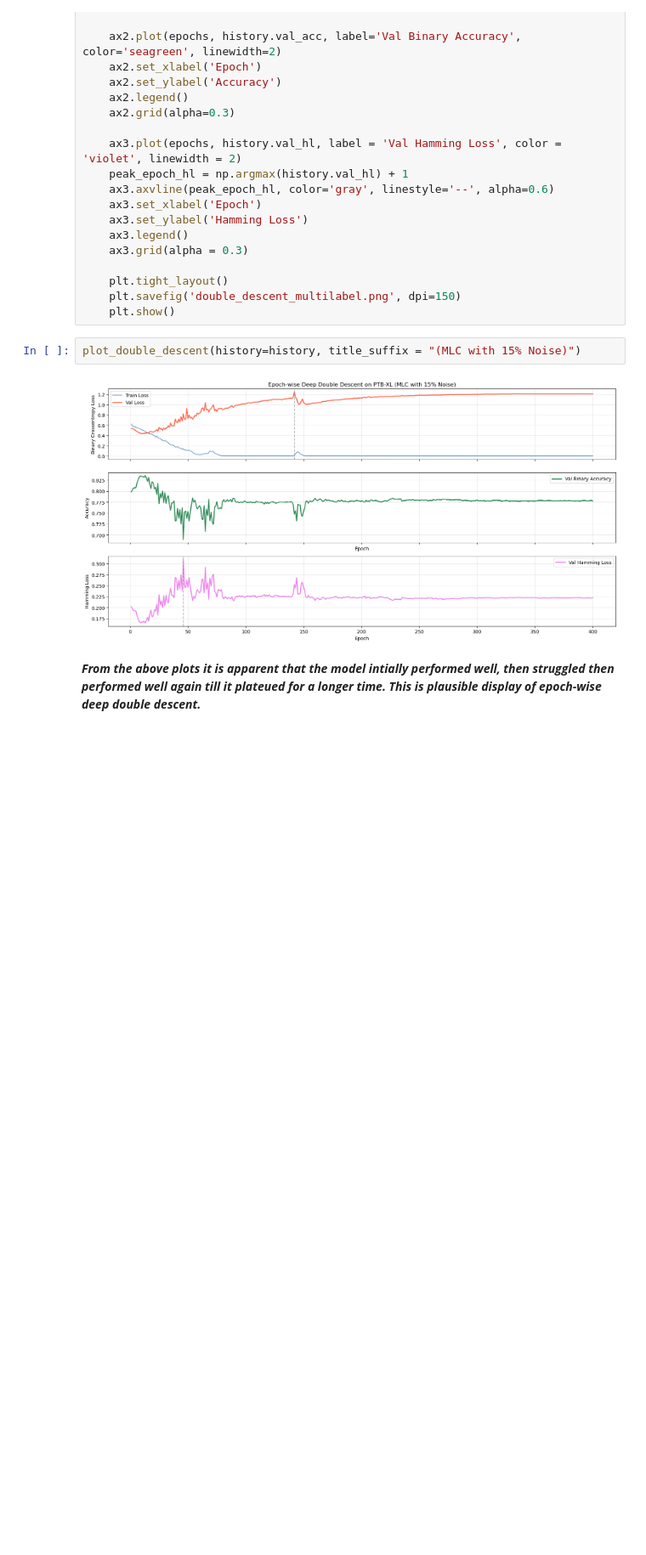
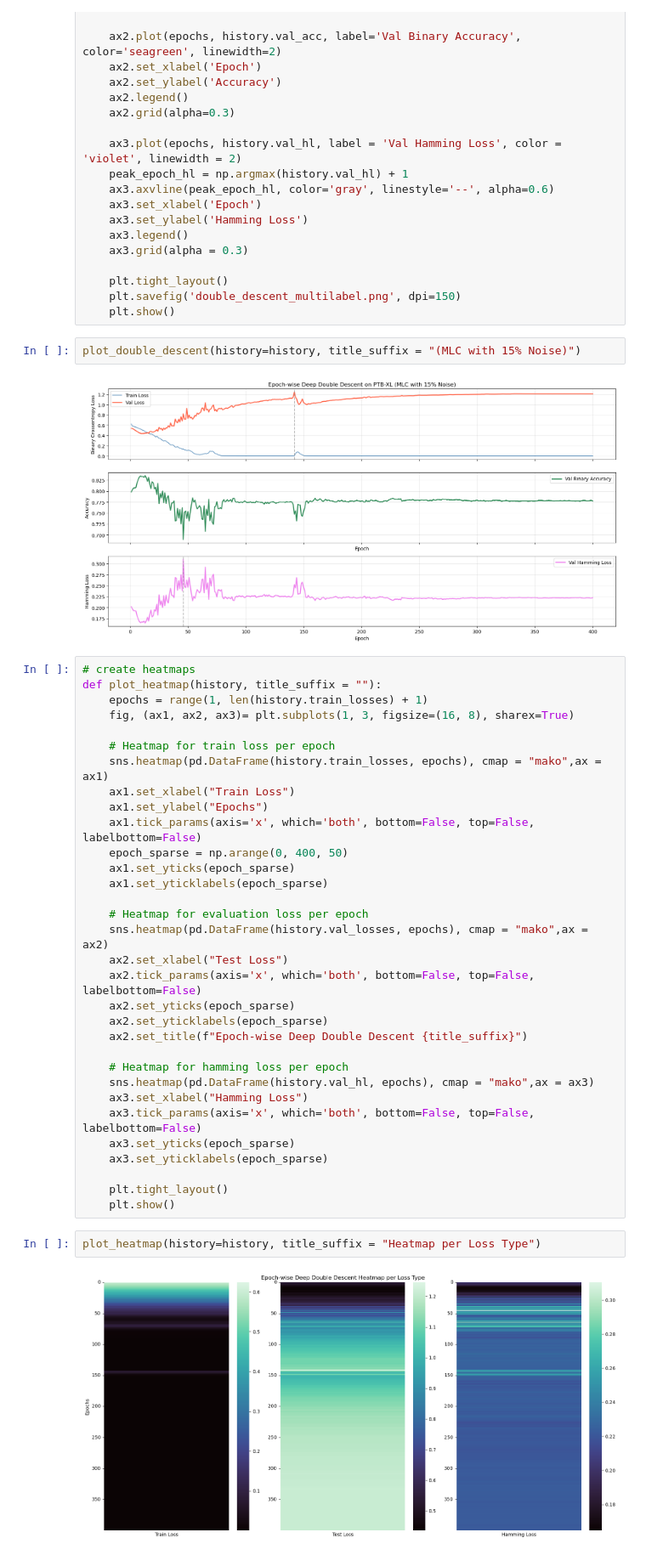
Before and after one commit to Praaathaamesh/Deep_Double_Descent_Clinical_MLC, a Jupyter notebook: nbs/epoch_dd_modelling_mlc.ipynb, the cells around one changed output. Shown at 85% size. Cells and saved outputs as stored; diff of their text form; blank space fills up the shorter version.

Commit message:
Feat: Add loss heatmap mlc nbs

```diff
--- a/nbs/epoch_dd_modelling_mlc.ipynb
+++ b/nbs/epoch_dd_modelling_mlc.ipynb
@@ -357,5 +358,39 @@ def plot_double_descent(history, title_suffix=''):
 plot_double_descent(history=history, title_suffix = "(MLC with 15% Noise)")
 # %% [output]
 [figure]
-# %% [markdown]
-**_From the above plots it is apparent that the model intially performed well, then struggled then performed well again till it plateued for a longer time. This is plausible display of epoch-wise deep double descent._**
+# %%
+# create heatmaps
+def plot_heatmap(history, title_suffix = ""):
+    epochs = range(1, len(history.train_losses) + 1)
+    fig, (ax1, ax2, ax3)= plt.subplots(1, 3, figsize=(16, 8), sharex=True)
+
+    # Heatmap for train loss per epoch
+    sns.heatmap(pd.DataFrame(history.train_losses, epochs), cmap = "mako",ax = ax1)
+    ax1.set_xlabel("Train Loss")
+    ax1.set_ylabel("Epochs")
+    ax1.tick_params(axis='x', which='both', bottom=False, top=False, labelbottom=False)
+    epoch_sparse = np.arange(0, 400, 50)
+    ax1.set_yticks(epoch_sparse)
+    ax1.set_yticklabels(epoch_sparse)
+
+    # Heatmap for evaluation loss per epoch
+    sns.heatmap(pd.DataFrame(history.val_losses, epochs), cmap = "mako",ax = ax2)
+    ax2.set_xlabel("Test Loss")
+    ax2.tick_params(axis='x', which='both', bottom=False, top=False, labelbottom=False)
+    ax2.set_yticks(epoch_sparse)
+    ax2.set_yticklabels(epoch_sparse)
+    ax2.set_title(f"Epoch-wise Deep Double Descent {title_suffix}")
+
+    # Heatmap for hamming loss per epoch
+    sns.heatmap(pd.DataFrame(history.val_hl, epochs), cmap = "mako",ax = ax3)
+    ax3.set_xlabel("Hamming Loss")
+    ax3.tick_params(axis='x', which='both', bottom=False, top=False, labelbottom=False)
+    ax3.set_yticks(epoch_sparse)
+    ax3.set_yticklabels(epoch_sparse)
+
+    plt.tight_layout()
+    plt.show()
+# %%
+plot_heatmap(history=history, title_suffix = "Heatmap per Loss Type")
+# %% [output]
+[figure, added]
```
Also changed, not shown: parts of 2 cells of this notebook.
